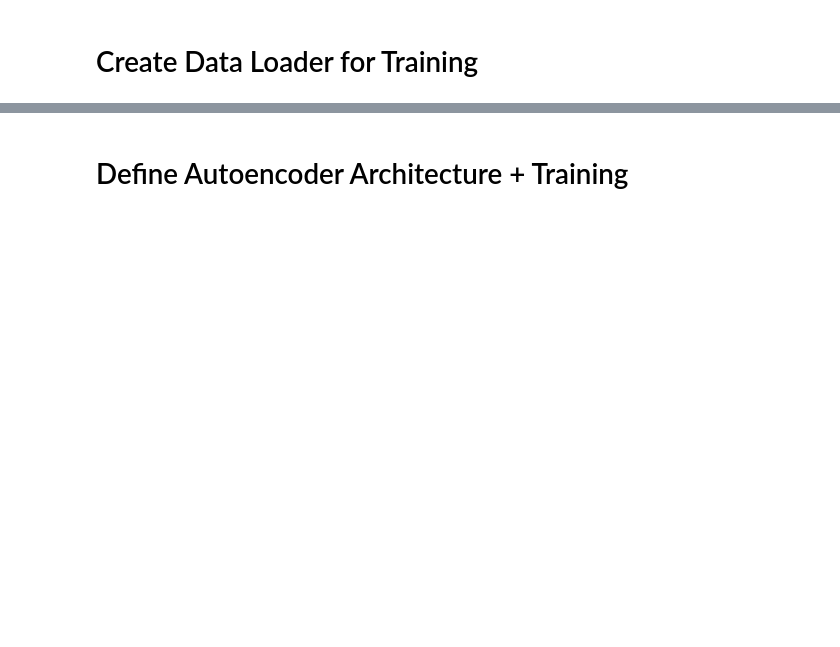
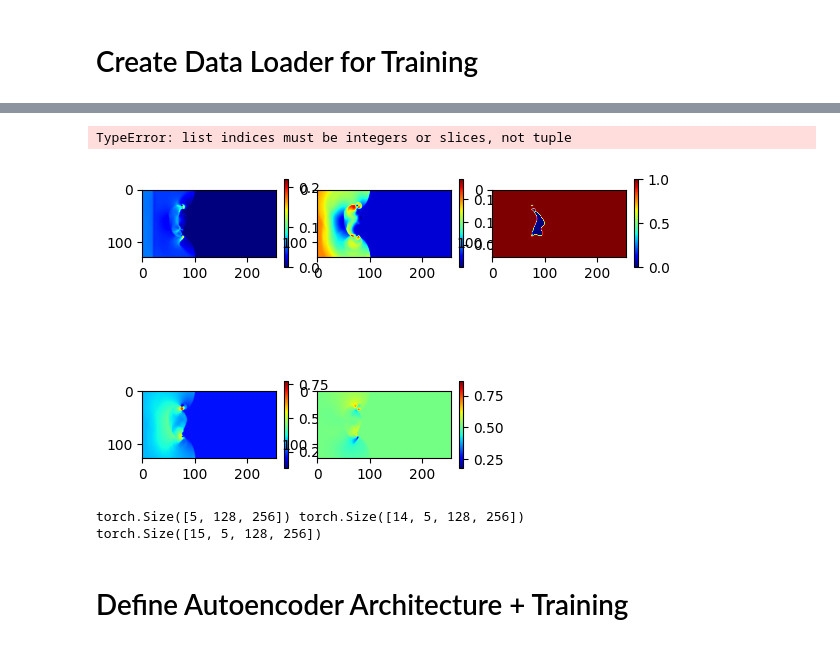
Before and after one commit to baeklab/LatentPARC, a Jupyter notebook: latent_parc/PARCtorch/PARCtorch/3AE_LatentPARC/autoencoder/MLPautoencoder.ipynb, the cells around one changed output, grey strips where cells are left out. Saved outputs shown, nothing was run; the diff lists cells and outputs as text; code cells hidden in the pictures; blank space fills up the shorter version.

```diff
--- a/latent_parc/PARCtorch/PARCtorch/3AE_LatentPARC/autoencoder/MLPautoencoder.ipynb
+++ b/latent_parc/PARCtorch/PARCtorch/3AE_LatentPARC/autoencoder/MLPautoencoder.ipynb
@@ -158,2 +118,28 @@ test_loader = DataLoader(
+# %%
+dataset[:5, ...]
+# %% [output]
+TypeError: list indices must be integers or slices, not tuple
+# %%
+sample_id = 10
+t = 2
+X = train_dataset[sample_id][-1][t]
+
+plt.figure()
+for i in range(X.shape[0]):
+    plt.subplot(2,3,i+1)
+    im = plt.imshow(X[i,:,:], cmap='jet')
+    plt.colorbar(im,fraction=0.03)
+# %% [output]
+[figure, added]
+# %%
+
+ic = train_dataset[sample_id][0]
+seq = train_dataset[sample_id][-1]
+print(ic.shape, seq.shape)
+X = torch.concat((ic.unsqueeze(0), seq))
+print(X.shape)
+# %% [output]
+torch.Size([5, 128, 256]) torch.Size([14, 5, 128, 256])
+torch.Size([15, 5, 128, 256])
 # %% [markdown]
 # Define Autoencoder Architecture + Training
```
Also changed, not shown: parts of 13 cells of this notebook, 10 other files.
